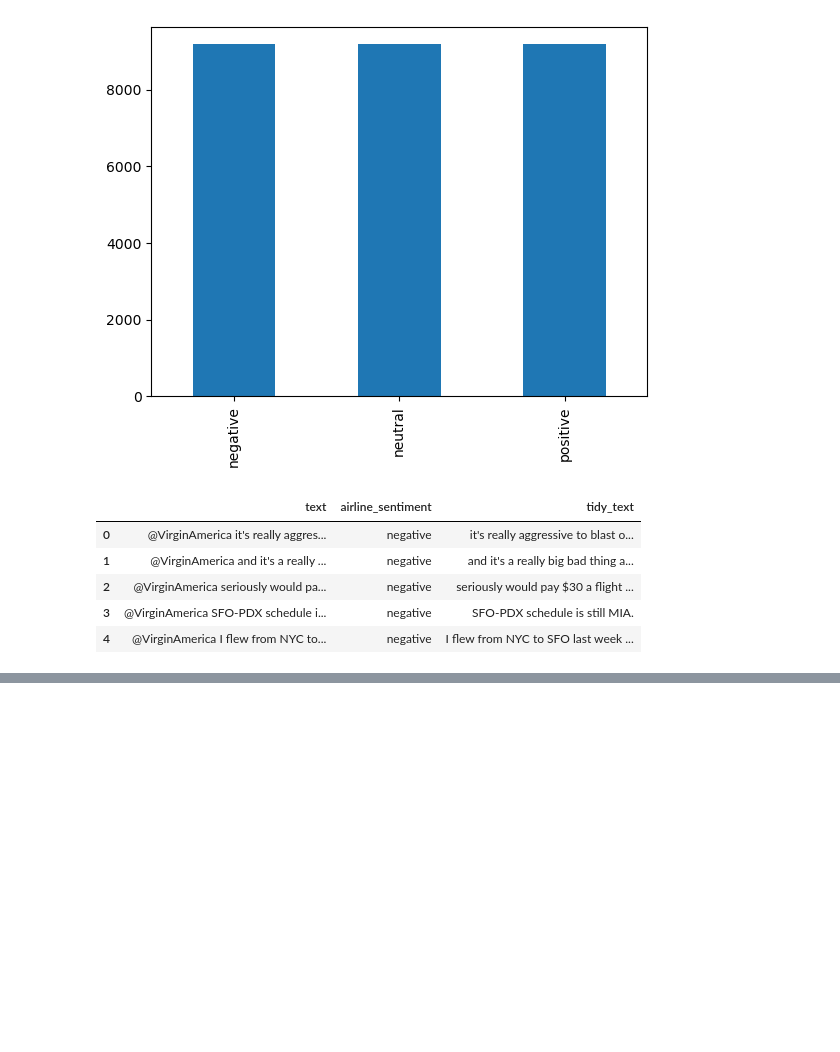
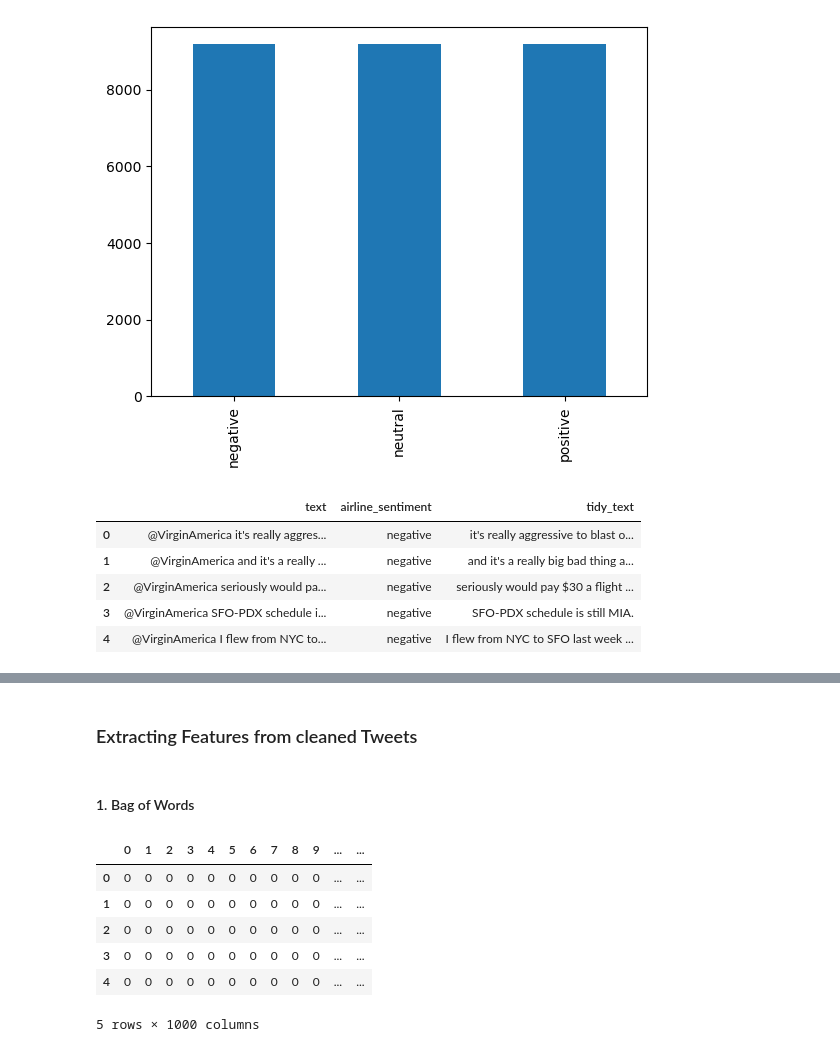
Before and after one commit to shivampranjale/Sentiment-Analysis, a Jupyter notebook: codebase.ipynb, the cells around one changed output, grey strips where cells are left out. Drawn from its saved outputs; the diff is of its cells as text; code cells hidden in the pictures; blank space fills up the shorter version.

```diff
--- a/codebase.ipynb
+++ b/codebase.ipynb
@@ -137,0 +140,6 @@ data_balanced['tidy_text'] = data_balanced['tidy_text'].str.replace("[^a-zA-Z#]"
+# %%
+# Tokenization
+# Tokenization is the process of splitting string into individual tokens
+from nltk.tokenize import word_tokenize
+data_balanced['tokenized_text'] = data_balanced['tidy_text'].apply(lambda x: word_tokenize(x))
+data_balanced.head()
@@ -137,0 +153,11 @@ data_balanced['tidy_text'] = data_balanced['tidy_text'].str.replace("[^a-zA-Z#]"
+# %%
+# Stemming Operation
+# Process of converting words to thier root words
+# For example playing gets replaced with play
+# we will be using snowballstemmer here as it is more accurate in terms of preserving linguistic meaning of the words.
+
+from nltk.stem import SnowballStemmer
+ss = SnowballStemmer(language='english')
+
+data_balanced['tokenized_text'] = data_balanced['tokenized_text'].apply(lambda x: [ss.stem(i) for i in x])
+data_balanced.head()
@@ -137,0 +287,22 @@ data_balanced['tidy_text'] = data_balanced['tidy_text'].str.replace("[^a-zA-Z#]"
+# %% [markdown]
+### Extracting Features from cleaned Tweets
+# %% [markdown]
+#### 1. Bag of Words
+# %%
+from sklearn.feature_extraction.text import CountVectorizer
+
+bow_vectorizer = CountVectorizer(max_df=0.9, min_df=2, max_features = 1000, stop_words='english')
+
+bow = bow_vectorizer.fit_transform(data_balanced['tokenized_text'])
+
+df_bow = pd.DataFrame(bow.todense())
+
+df_bow.head()
+# %% [output]
+|  | 0 | 1 | 2 | 3 | 4 | 5 | 6 | 7 | 8 | 9 | ... | ... |
+| 0 | 0 | 0 | 0 | 0 | 0 | 0 | 0 | 0 | 0 | 0 | ... | ... |
+| 1 | 0 | 0 | 0 | 0 | 0 | 0 | 0 | 0 | 0 | 0 | ... | ... |
+| 2 | 0 | 0 | 0 | 0 | 0 | 0 | 0 | 0 | 0 | 0 | ... | ... |
+| 3 | 0 | 0 | 0 | 0 | 0 | 0 | 0 | 0 | 0 | 0 | ... | ... |
+| 4 | 0 | 0 | 0 | 0 | 0 | 0 | 0 | 0 | 0 | 0 | ... | ... |
+5 rows × 1000 columns
```
Also changed, not shown: parts of 24 cells of this notebook.
